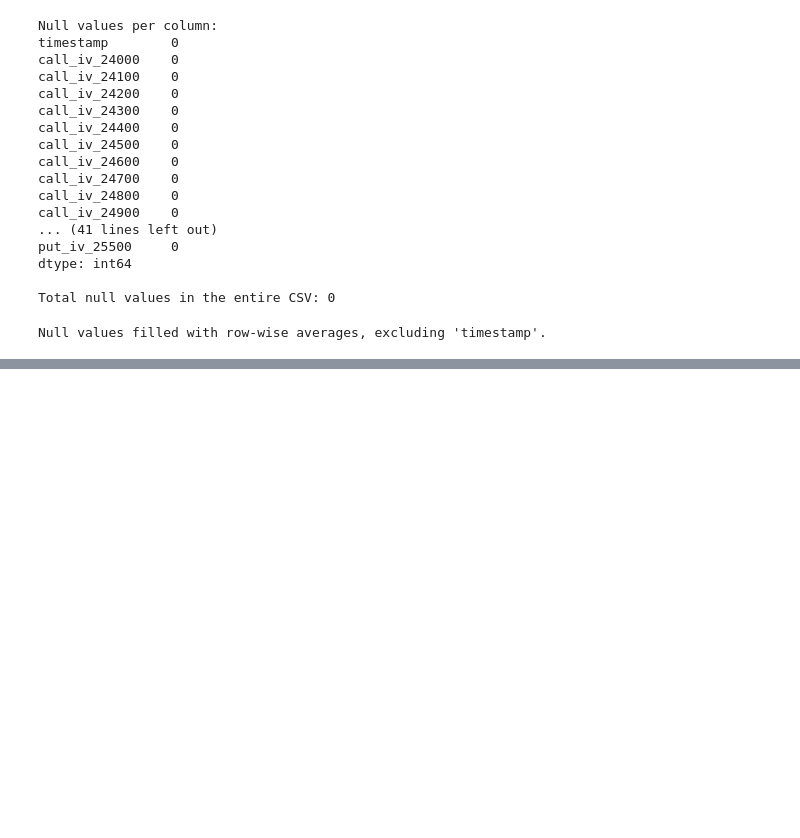
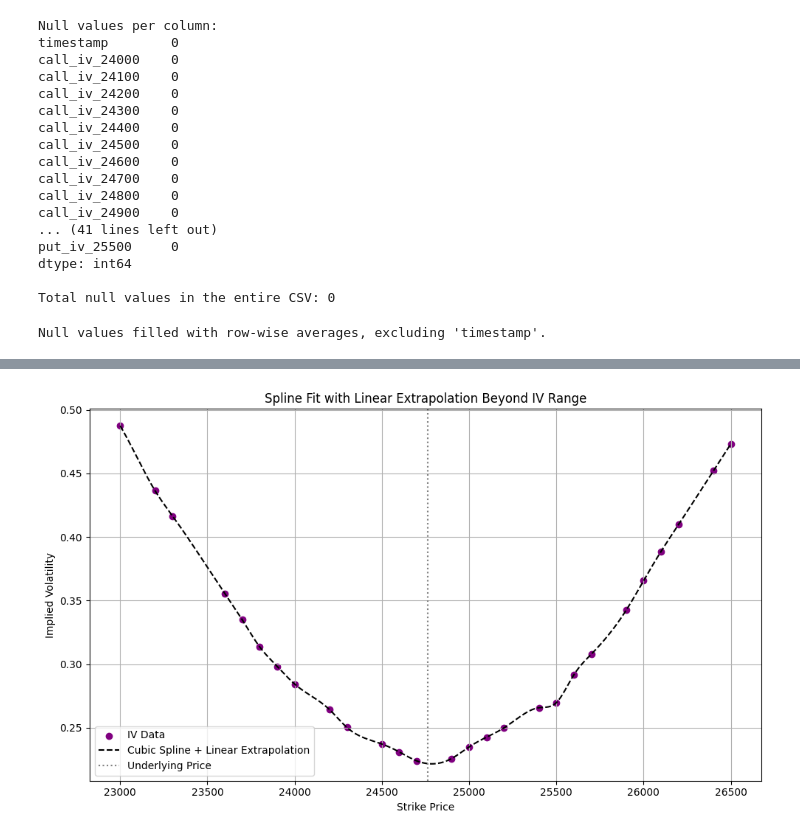
Before and after one commit to ag-arpitgoyal/nk-securities-research-hackathon-2025, a Jupyter notebook: misc.ipynb, the cells around one changed output, grey strips where cells are left out. Drawn from its saved outputs; the diff is of its cells as text; code cells hidden in the pictures; blank space fills up the shorter version.

```diff
--- a/misc.ipynb
+++ b/misc.ipynb
@@ -114,0 +85,79 @@ Null values filled and 'timestamp' column position preserved.
+# %%
+import pandas as pd
+import matplotlib.pyplot as plt
+import numpy as np
+import re
+from scipy.interpolate import CubicSpline
+
+# Load data
+df = pd.read_csv('test_data.csv')
+row = df.iloc[995]  # Pick a row to analyze
+
+# Extract IVs
+iv_data = {}
+for col in row.index:
+    match = re.match(r'(call_iv_|put_iv_)(\d+)', col)
+    if match:
+        strike = int(match.group(2))
+        iv = row[col]
+        if pd.notna(iv):
+            iv_data[strike] = iv
+
+# Sort and convert to arrays
+strikes, ivs = zip(*sorted(iv_data.items()))
+strikes = np.array(strikes)
+ivs = np.array(ivs)
+
+# Underlying
+underlying_price = row['underlying']
+
+# Find closest point to underlying
+idx_underlying = np.abs(strikes - underlying_price).argmin()
+strike_underlying = strikes[idx_underlying]
+iv_underlying = ivs[idx_underlying]
+
+# Estimate endpoint slopes
+slope_left = 1.5 * (iv_underlying - ivs[0]) / (strike_underlying - strikes[0])
+slope_right = 1.5 * (ivs[-1] - iv_underlying) / (strikes[-1] - strike_underlying)
+
+# Fit spline (interior only)
+spline = CubicSpline(strikes, ivs, bc_type=((1, slope_left), (1, slope_right)), extrapolate=False)
+
+# Smooth x range
+x_smooth = np.linspace(23000, 26500, 1000)
+y_smooth = np.empty_like(x_smooth)
+
+# Linear extrapolation on left using first 2 points
+s1, s2 = strikes[0], strikes[1]
+iv1, iv2 = ivs[0], ivs[1]
+slope_left_linear = (iv2 - iv1) / (s2 - s1)
+
+# Linear extrapolation on right using last 2 points
+sN_1, sN = strikes[-2], strikes[-1]
+ivN_1, ivN = ivs[-2], ivs[-1]
+slope_right_linear = (ivN - ivN_1) / (sN - sN_1)
+
+# Fill y_smooth with appropriate values
+for i, x in enumerate(x_smooth):
+    if x < strikes[0]:
+        y_smooth[i] = iv1 + slope_left_linear * (x - s1)
+    elif x > strikes[-1]:
+        y_smooth[i] = ivN + slope_right_linear * (x - sN)
+    else:
+        y_smooth[i] = spline(x)
+
+# Plot
+plt.figure(figsize=(10, 6))
+plt.scatter(strikes, ivs, color='purple', label='IV Data')
+plt.plot(x_smooth, y_smooth, color='black', linestyle='--', label='Cubic Spline + Linear Extrapolation')
+plt.axvline(underlying_price, color='gray', linestyle=':', label='Underlying Price')
+
+plt.xlabel('Strike Price')
+plt.ylabel('Implied Volatility')
+plt.title('Spline Fit with Linear Extrapolation Beyond IV Range')
+plt.grid(True)
+plt.legend()
+plt.tight_layout()
+plt.show()
+# %% [output]
+[figure, added]
```
Also changed, not shown: parts of 6 cells of this notebook, 3 other files.
